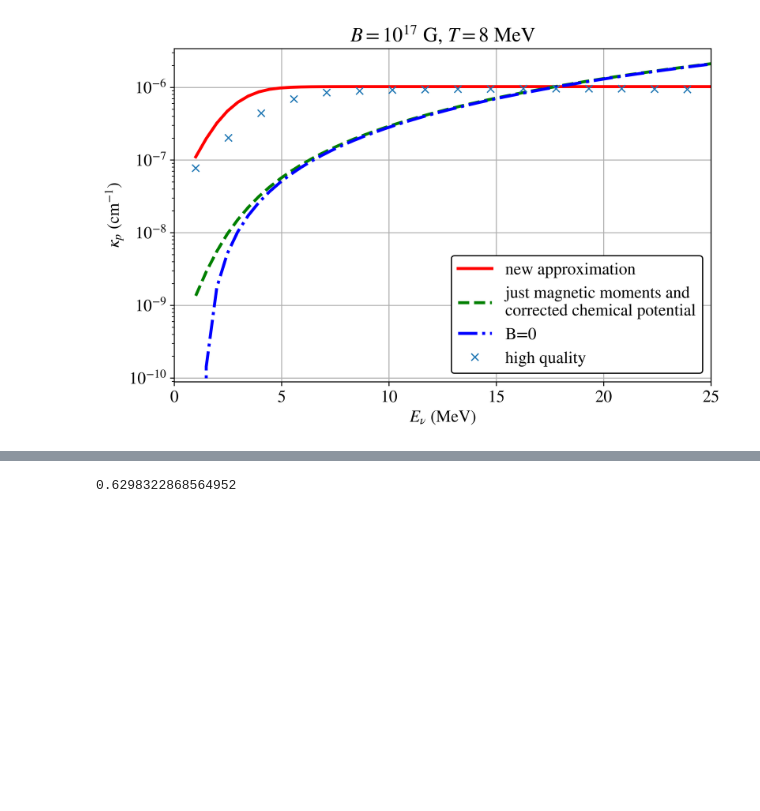
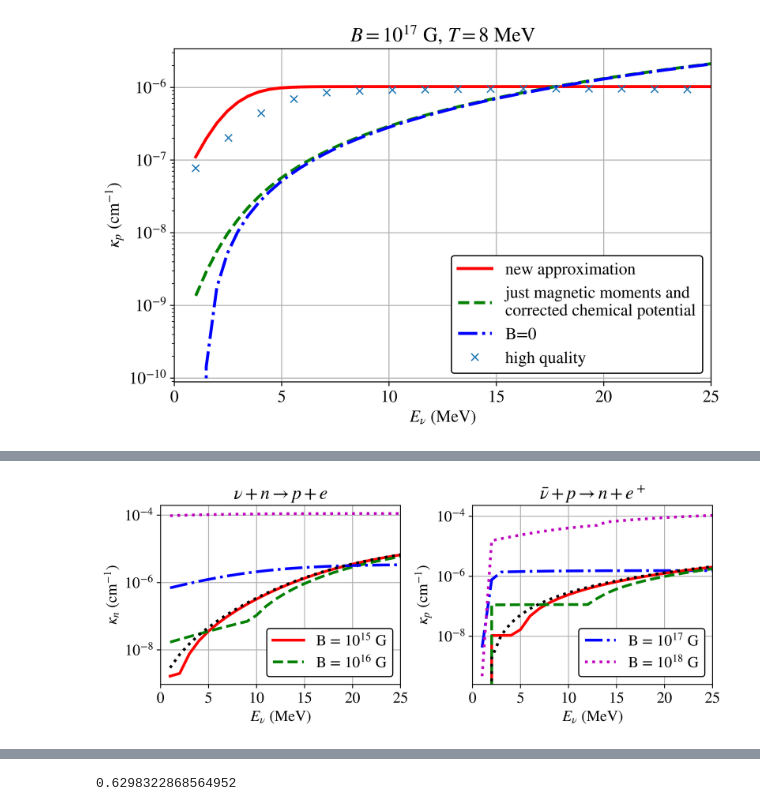
Before and after one commit to clwelch03/HEA-neutrinos, a Jupyter notebook: src/newopacities_mlknotes.ipynb, the cells around one changed output, grey strips where cells are left out. Drawn from its saved outputs; the diff is of its cells as text; code cells hidden in the pictures; blank space fills up the shorter version.

```diff
--- a/src/newopacities_mlknotes.ipynb
+++ b/src/newopacities_mlknotes.ipynb
@@ -559,0 +559,57 @@ ax_temp.set_xlim([0, 30])
+# %%
+knuspace_short = linspace(1, 30, 20) / HBARC
+knuspace = linspace(1, 50, 50) / HBARC
+
+fig, ax = plt.subplots(1, 2, figsize = (9, 3))
+fig.subplots_adjust(wspace = 0.3)
+
+e1 = 15
+e2 = 16
+e3 = 17
+e4 = 18
+
+b1 = 10**e1
+b2 = 10**e2
+b3 = 10**e3
+b4 = 10**e4
+t1 = 5
+t2 = 5
+t3 = 5
+t4 = 5
+
+mue_low117 = mue_solver(0.25 * 0.16 * 10**-3, b1 * G_TO_FM, t1 / HBARC)
+mue_low1017 = mue_solver(0.25 * 0.16 * 10**-3, b2 * G_TO_FM, t2 / HBARC)
+mue_low2017 = mue_solver(0.25 * 0.16 * 10**-3, b3 * G_TO_FM, t3 / HBARC)
+mue_low5017 = mue_solver(0.25 * 0.16 * 10**-3, b4 * G_TO_FM, t4 / HBARC)
+
+for ix, ax_temp in enumerate(ax):
+    if ix == 0:
+        ax_temp.plot(knuspace * HBARC, [neutron_opacity([0.16 * 10**-3, 0.25], b1 * G_TO_FM, t1 / HBARC, mue_low117, knu, 0, True, False) * 10**13 for knu in knuspace], 'r-',
+                    knuspace * HBARC, [neutron_opacity([0.16 * 10**-3, 0.25], b2 * G_TO_FM, t2 / HBARC, mue_low1017, knu, 0, True, False) * 10**13 for knu in knuspace], 'g--',
+                    knuspace * HBARC, [neutron_opacity([0.16 * 10**-3, 0.25], b3 * G_TO_FM, t3 / HBARC, mue_low2017, knu, 0, True, False) * 10**13 for knu in knuspace], 'b-.',
+                    knuspace * HBARC, [neutron_opacity([0.16 * 10**-3, 0.25], b4 * G_TO_FM, t4 / HBARC, mue_low5017, knu, 0, True, False) * 10**13 for knu in knuspace], 'm:',
+                    knuspace * HBARC, [nun_opacity_zero(0.16 * 10**-3, 0.25, t1 / HBARC, knu, 0) * 10**13 for knu in knuspace], 'k:')
+    elif ix == 1:
+        ax_temp.plot(knuspace * HBARC, [proton_opacity([0.16 * 10**-3, 0.25], b3 * G_TO_FM, t3 / HBARC, mue_low2017, knu, 0, True, False) * 10**13 for knu in knuspace], 'b-.',
+                    knuspace * HBARC, [proton_opacity([0.16 * 10**-3, 0.25], b4 * G_TO_FM, t4 / HBARC, mue_low5017, knu, 0, True, False) * 10**13 for knu in knuspace], 'm:',
+                    knuspace * HBARC, [proton_opacity([0.16 * 10**-3, 0.25], b1 * G_TO_FM, t1 / HBARC, mue_low117, knu, 0, True, False) * 10**13 for knu in knuspace], 'r-',
+                    knuspace * HBARC, [proton_opacity([0.16 * 10**-3, 0.25], b2 * G_TO_FM, t2 / HBARC, mue_low1017, knu, 0, True, False) * 10**13 for knu in knuspace], 'g--',
+                    knuspace * HBARC, [nup_opacity_zero(0.16 * 10**-3, 0.25, t1 / HBARC, knu, 0) * 10**13 for knu in knuspace], 'k:')
+    #ax_temp.set_yscale('log')
+    ax_temp.set_xlabel('$E_\\nu$ (MeV)')
+    if ix == 0:
+        ax_temp.set_ylabel('$\kappa_n$ (cm$^{-1}$)')
+        ax_temp.set_title('$\\nu + n \\rightarrow p + e$')
+    else:
+        ax_temp.set_ylabel('$\kappa_p$ (cm$^{-1}$)')
+        ax_temp.set_title('$\\bar{\\nu} + p \\rightarrow n + e^+$')
+    ax_temp.grid(alpha = 1)
+    ax_temp.set_yscale('log')
+
+    if ix == 0:
+        ax_temp.legend(['B = $10^{' + str(e1) + '}$ G', 'B = $10^{' + str(e2) + '}$ G'], edgecolor = 'k', framealpha = 1)
+    else:
+        ax_temp.legend(['B = $10^{' + str(e3) + '}$ G', 'B = $10^{' + str(e4) + '}$ G'], edgecolor = 'k', framealpha = 1)
+    ax_temp.set_xlim([0, 25])
+# %% [output]
+[figure, added]
```
Also changed, not shown: parts of 7 cells of this notebook.
